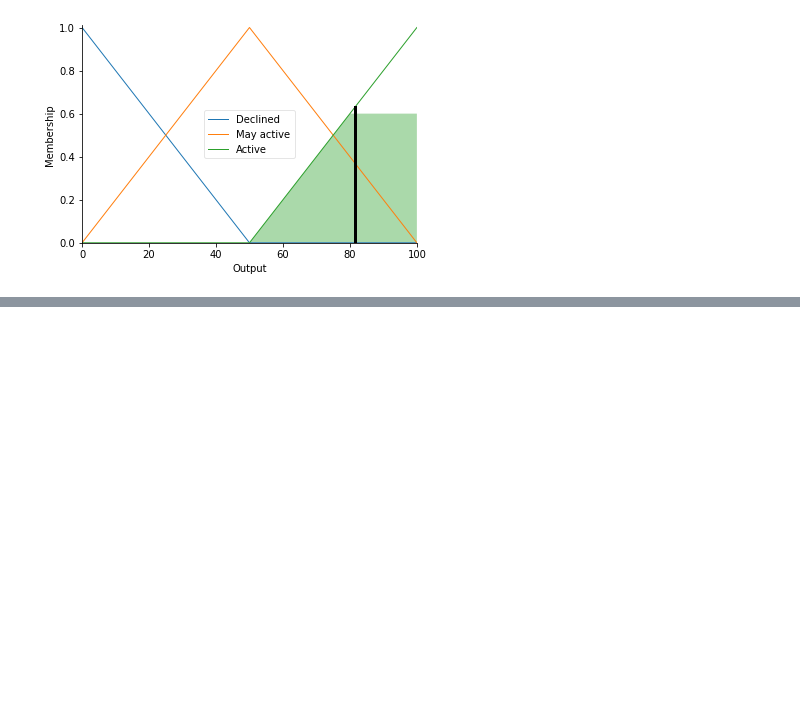
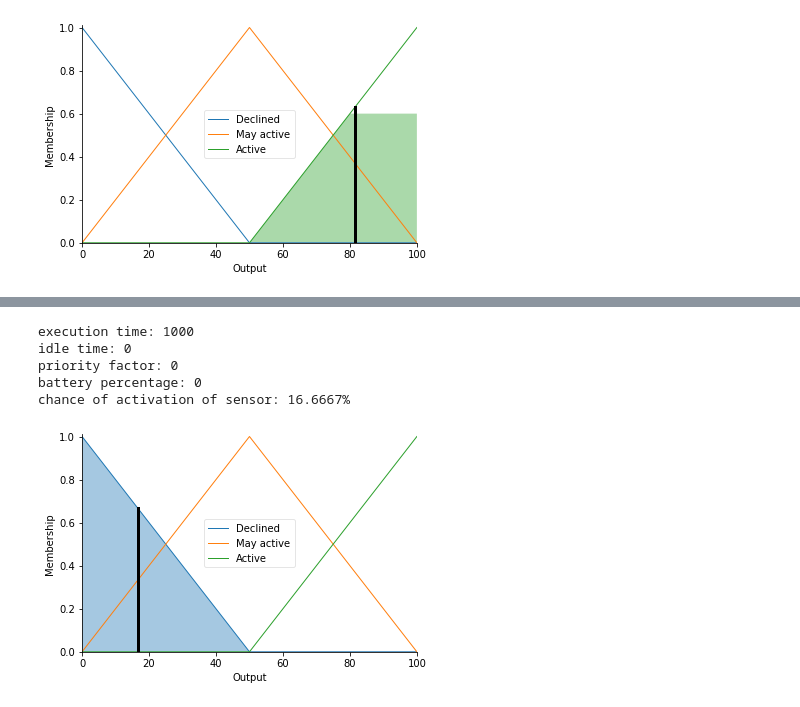
Before and after one commit to Tanuka-Mondal/Fuzzy, a Jupyter notebook: fuzzy2.ipynb, the cells around one changed output, grey strips where cells are left out. Drawn from its saved outputs; the diff is of its cells as text; code cells hidden in the pictures; blank space fills up the shorter version.

```diff
--- a/fuzzy2.ipynb
+++ b/fuzzy2.ipynb
@@ -87,0 +116,9 @@ chance of activation of sensor: 81.4286%
+# %%
+SensorOutput()
+# %% [output]
+execution time: 1000
+idle time: 0
+priority factor: 0
+battery percentage: 0
+chance of activation of sensor: 16.6667%
+[figure, added]
```
Also changed, not shown: parts of 6 cells of this notebook.
